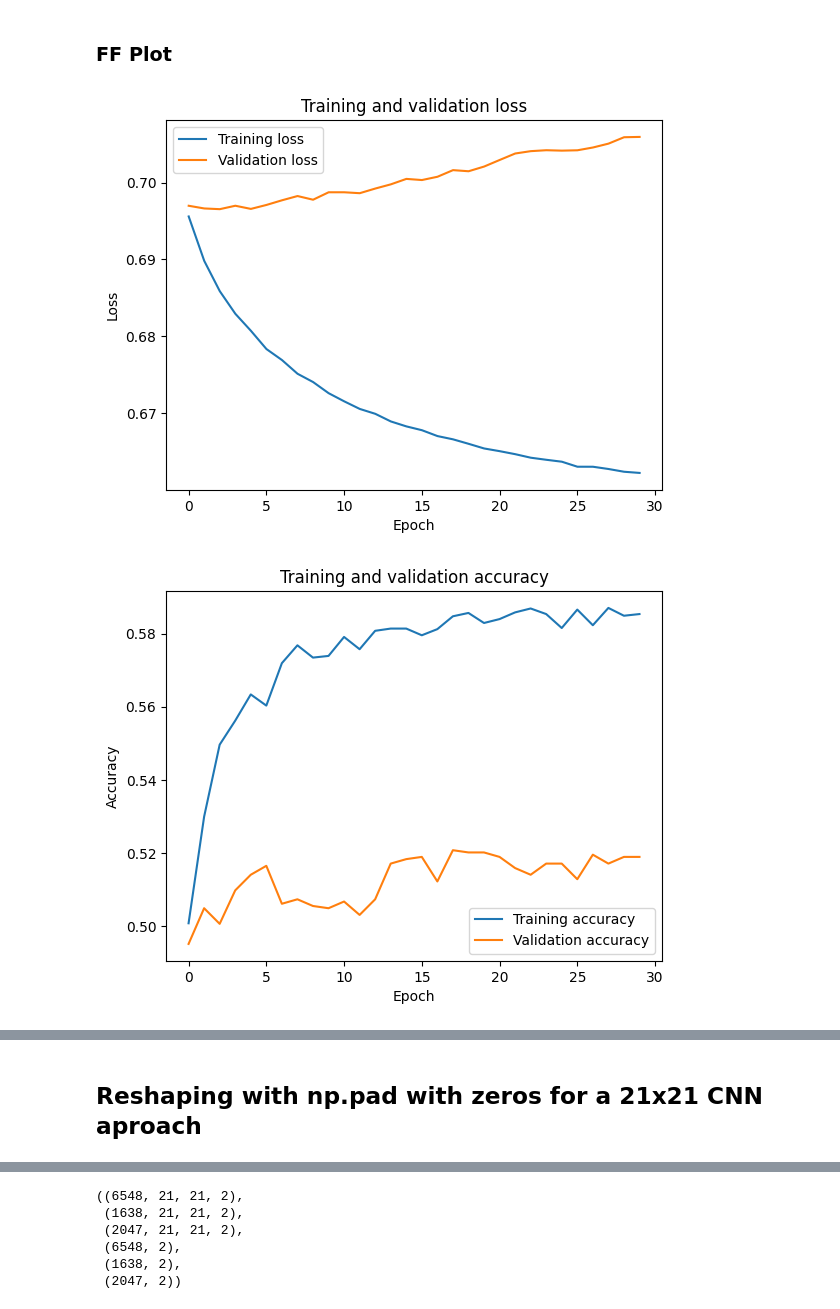
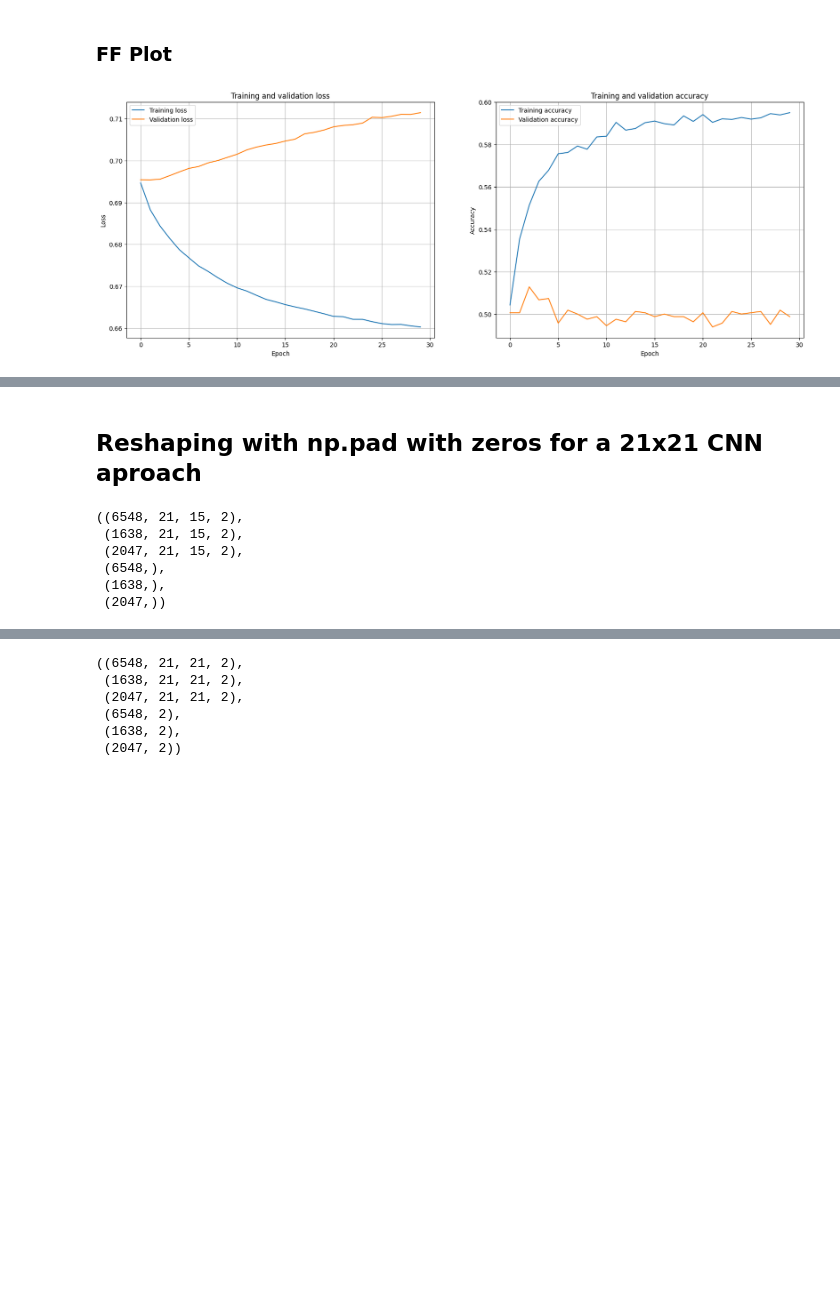
Before and after one commit to dhebel/babycal, a Jupyter notebook: src/main.ipynb, the cells around one changed output, grey strips where cells are left out. Saved outputs shown, nothing was run; the diff lists cells and outputs as text; code cells hidden in the pictures; blank space fills up the shorter version.

```diff
--- a/src/main.ipynb
+++ b/src/main.ipynb
@@ -756,38 +753,29 @@ Training time: 14.127247095108032
 # %% [markdown]
 ### FF Plot
 # %%
-# Plotting the training and validation loss
-# We will use the function plot from matplotlib.pyplot to plot the training and validation loss.
-# We will use the function title from matplotlib.pyplot to add a title to the plot.
-
-plt.plot(history.history['loss'], label='Training loss')
-plt.plot(history.history['val_loss'], label='Validation loss')
-plt.title('Training and validation loss')
-plt.xlabel('Epoch')
-plt.ylabel('Loss')
-plt.legend()
+# Plotting the training and validation loss, accuracy and F1 score
+fig, axs = plt.subplots(1, 2, figsize=(20, 7))
+axs[0].plot(history.history['loss'], label='Training loss')
+axs[0].plot(history.history['val_loss'], label='Validation loss')
+axs[0].set_title('Training and validation loss')
+axs[0].set_xlabel('Epoch')
+axs[0].set_ylabel('Loss')
+axs[0].legend()
+axs[0].grid(True)
+axs[1].plot(history.history['accuracy'], label='Training accuracy')
+axs[1].plot(history.history['val_accuracy'], label='Validation accuracy')
+axs[1].set_title('Training and validation accuracy')
+axs[1].set_xlabel('Epoch')
+axs[1].set_ylabel('Accuracy')
+axs[1].legend()
+axs[1].grid(True)
+axs[2].plot(history.history['f1_score'], label='Training F1 score')
+axs[2].plot(history.history['val_f1_score'], label='Validation F1 score')
+axs[2].set_title('Training and validation F1 score')
+#axs[2].set_xlabel('Epoch')
+#axs[2].set_ylabel('F1 score')
+#axs[2].legend()
+#axs[2].grid(True)
 plt.show()
-
-# Plotting the training and validation accuracy
-# We will use the function plot from matplotlib.pyplot to plot the training and validation accuracy.
-# We will use the function title from matplotlib.pyplot to add a title to the plot.
-
-plt.plot(history.history['accuracy'], label='Training accuracy')
-plt.plot(history.history['val_accuracy'], label='Validation accuracy')
-plt.title('Training and validation accuracy')
-plt.xlabel('Epoch')
-plt.ylabel('Accuracy')
-plt.legend()
-plt.show()
-
-# Plotting F1 score
-plt.plot(history.history['f1_score'], label='Training F1 score')
-plt.plot(history.history['val_f1_score'], label='Validation F1 score')
-plt.title('Training and validation F1 score')
-plt.xlabel('Epoch')
-plt.ylabel('F1 score')
-plt.legend()
-plt.show()
 # %% [output]
-[figure, old version]
+[figure, new version]
-[figure, removed]
@@ -796,0 +788,19 @@ plt.show()
+# %%
+# Splitting the data into training and testing sets
+# We will use 80% of the data for training and 20% of the data for testing.
+# We will use the function train_test_split from sklearn.model_selection to split the data.
+# We will use the parameter stratify to split the data in a stratified way.
+# We will split the training data into training and validation sets.
+# We will use 80% of the training data for training and 20% of the training data for validation.
+
+X_train, X_test, y_train, y_test = train_test_split(X, y, test_size=0.2)
+X_train, X_val, y_train, y_val = train_test_split(X_train, y_train, test_size=0.2)
+
+X_train.shape, X_val.shape, X_test.shape, y_train.shape, y_val.shape, y_test.shape
+# %% [output]
+((6548, 21, 15, 2),
+ (1638, 21, 15, 2),
+ (2047, 21, 15, 2),
+ (6548,),
+ (1638,),
+ (2047,))
```
Also changed, not shown: parts of 39 cells of this notebook, 3 other files.
